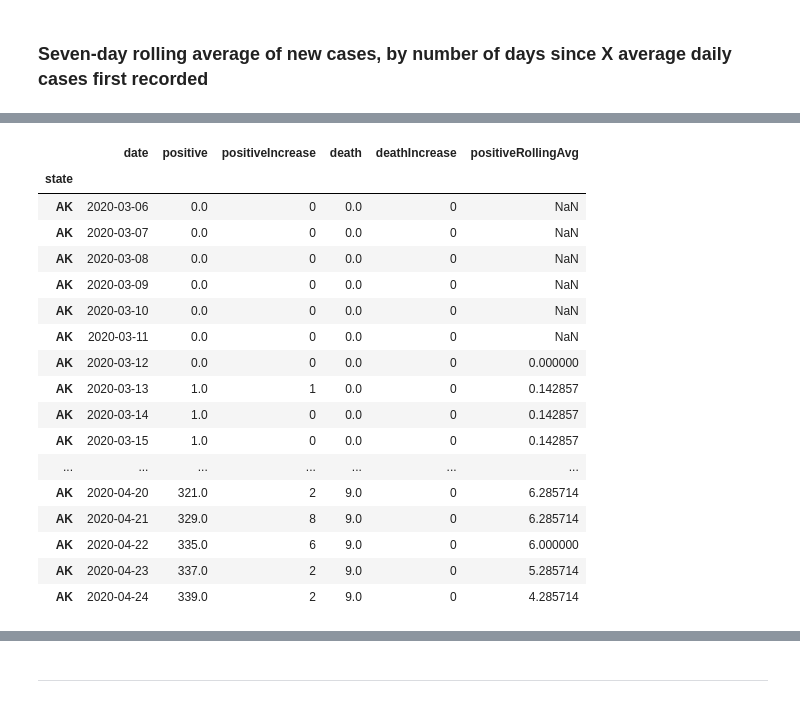
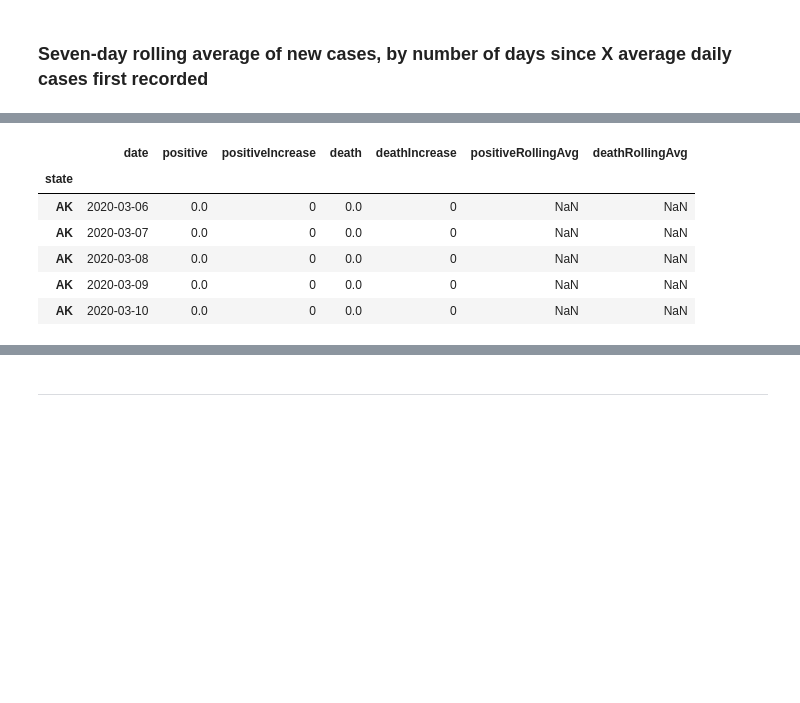
Before and after one commit to emilbello/COVID-19-Tracker, a Jupyter notebook: TimeSeries.ipynb, the cells around one changed output, grey strips where cells are left out. Saved outputs shown, nothing was run; the diff lists cells and outputs as text; code cells hidden in the pictures; blank space fills up the shorter version.

```diff
--- a/TimeSeries.ipynb
+++ b/TimeSeries.ipynb
@@ -427,5 +413,5 @@ covid_indexed.head()
 # %%
-covid_rollavg = covid_indexed[['positive', 'positiveIncrease', 'death', 'deathIncrease']]
+covid_rollavg = covid_indexed[['date', 'positive', 'positiveIncrease', 'death', 'deathIncrease']]
 # %%
 covid_rollavg['positiveRollingAvg'] = covid_rollavg.groupby(level=0)['positiveIncrease'].rolling(window=7).mean().values
 covid_rollavg
@@ -451,0 +438,2 @@ See the caveats in the documentation: https://pandas.pydata.org/pandas-docs/stab
+# %%
+covid_rollavg['deathRollingAvg'] = covid_rollavg.groupby(level=0)['deathIncrease'].rolling(window=7).mean().values
@@ -452,21 +496,10 @@ See the caveats in the documentation: https://pandas.pydata.org/pandas-docs/stab
 # %%
-covid_rollavg.head(50)
+covid_rollavg.head()
 # %% [output]
-|  | date | positive | positiveIncrease | death | deathIncrease | positiveRollingAvg |
-| state |  |  |  |  |  |  |
-| AK | 2020-03-06 | 0.0 | 0 | 0.0 | 0 | NaN |
-| AK | 2020-03-07 | 0.0 | 0 | 0.0 | 0 | NaN |
-| AK | 2020-03-08 | 0.0 | 0 | 0.0 | 0 | NaN |
-| AK | 2020-03-09 | 0.0 | 0 | 0.0 | 0 | NaN |
-| AK | 2020-03-10 | 0.0 | 0 | 0.0 | 0 | NaN |
-| AK | 2020-03-11 | 0.0 | 0 | 0.0 | 0 | NaN |
-| AK | 2020-03-12 | 0.0 | 0 | 0.0 | 0 | 0.000000 |
-| AK | 2020-03-13 | 1.0 | 1 | 0.0 | 0 | 0.142857 |
-| AK | 2020-03-14 | 1.0 | 0 | 0.0 | 0 | 0.142857 |
-| AK | 2020-03-15 | 1.0 | 0 | 0.0 | 0 | 0.142857 |
-| ... | ... | ... | ... | ... | ... | ... |
-| AK | 2020-04-20 | 321.0 | 2 | 9.0 | 0 | 6.285714 |
-| AK | 2020-04-21 | 329.0 | 8 | 9.0 | 0 | 6.285714 |
-| AK | 2020-04-22 | 335.0 | 6 | 9.0 | 0 | 6.000000 |
-| AK | 2020-04-23 | 337.0 | 2 | 9.0 | 0 | 5.285714 |
-| AK | 2020-04-24 | 339.0 | 2 | 9.0 | 0 | 4.285714 |
+|  | date | positive | positiveIncrease | death | deathIncrease | positiveRollingAvg | deathRollingAvg |
+| state |  |  |  |  |  |  |  |
+| AK | 2020-03-06 | 0.0 | 0 | 0.0 | 0 | NaN | NaN |
+| AK | 2020-03-07 | 0.0 | 0 | 0.0 | 0 | NaN | NaN |
+| AK | 2020-03-08 | 0.0 | 0 | 0.0 | 0 | NaN | NaN |
+| AK | 2020-03-09 | 0.0 | 0 | 0.0 | 0 | NaN | NaN |
+| AK | 2020-03-10 | 0.0 | 0 | 0.0 | 0 | NaN | NaN |
```
Also changed, not shown: parts of 39 cells of this notebook.
